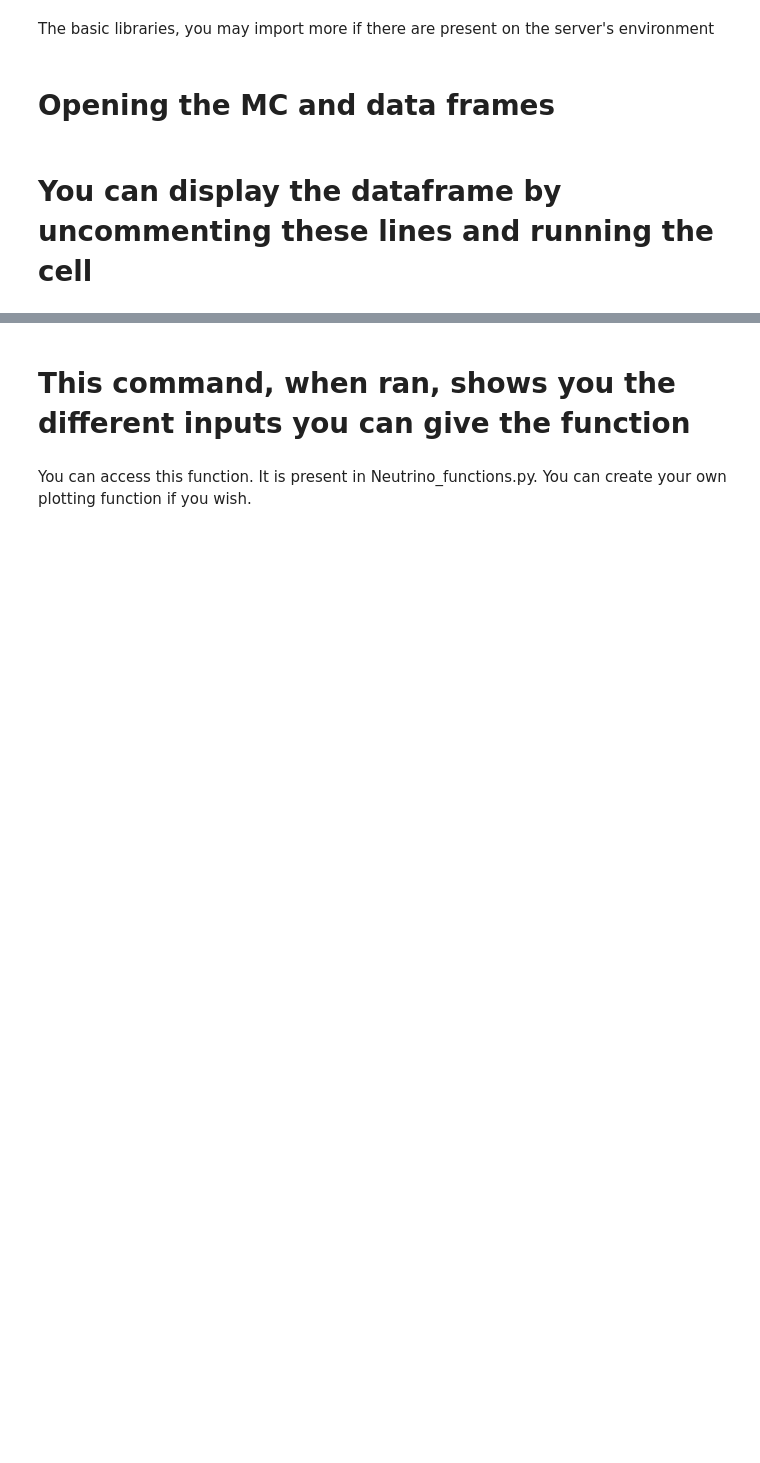
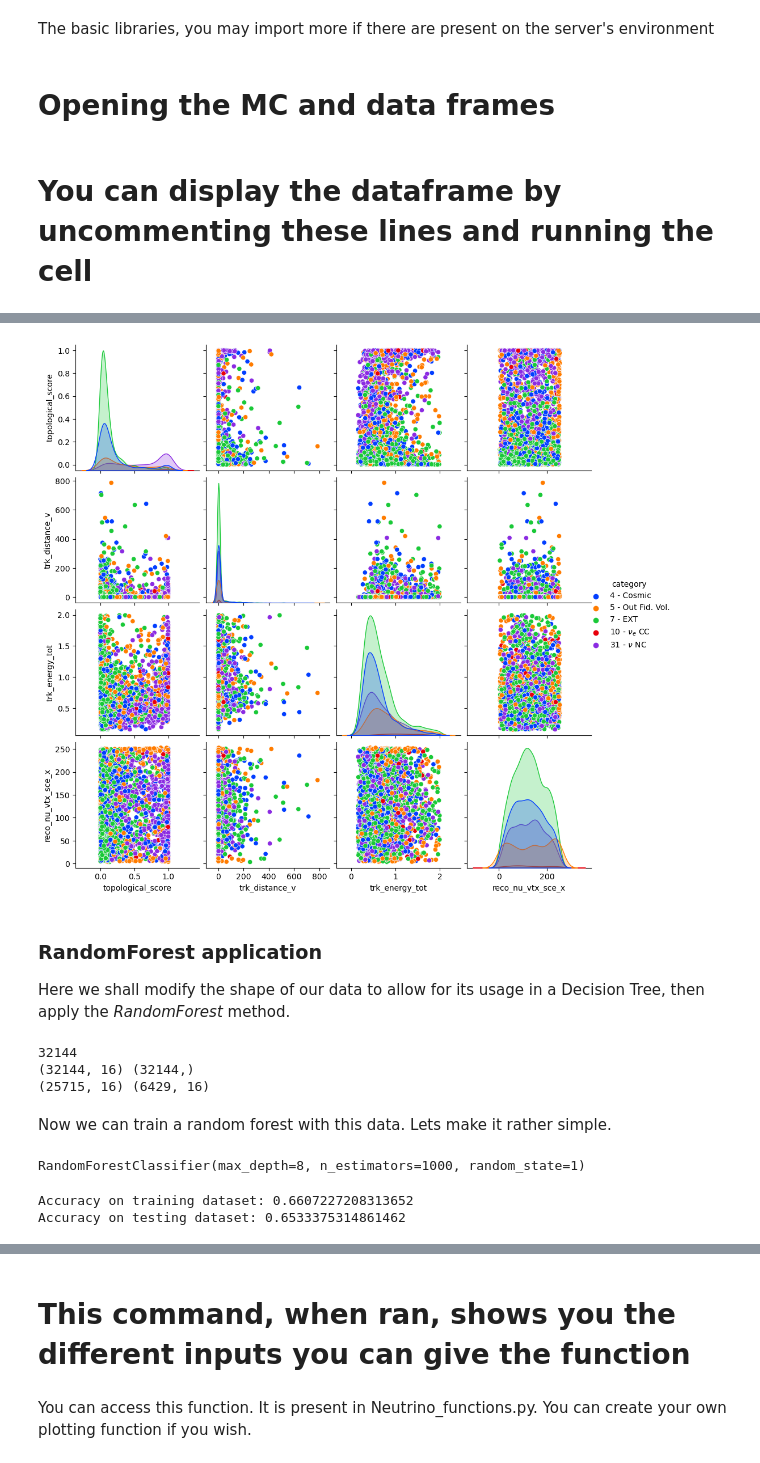
Before and after one commit to finnerudo/MScproject, a Jupyter notebook: MainAnalysis_refresh.ipynb, the cells around one changed output, grey strips where cells are left out. Cells and saved outputs as stored; diff of their text form; code cells hidden in the pictures; blank space fills up the shorter version.

```diff
--- a/MainAnalysis_refresh.ipynb
+++ b/MainAnalysis_refresh.ipynb
@@ -58,0 +138,67 @@ data.head(10)
+# %%
+##### THIS FRAME WILL BE LEFT TO THE USER TO MODIFY, REMOVE THE SOUTION BELOW
+# Remove signal from your data frame to allow for better visualisation of background
+MC_EXT_VIS_BACK = MC_EXT_VIS.copy(deep = True)
+MC_EXT_VIS_BACK = MC_EXT_VIS_BACK.drop(MC_EXT_VIS_BACK[MC_EXT_VIS_BACK.category == 21].index)
+
+# Plot
+fig = sns.pairplot(MC_EXT_VIS_BACK[variable_list], hue = 'category', palette = 'bright')
+
+# List of categories in text
+ptype_no_mu = [r"Cosmic", r"Out Fid. Vol.", r"EXT", r"$\nu_e$ CC", r"$\nu$ NC"]
+
+# Change location of legend
+fig._legend.set_bbox_to_anchor((1.05, 0.5))
+
+# Add Category number and type to legend
+for t, l in zip(fig._legend.texts, ptype_no_mu):
+   t.set_text(str(t.get_text()) + " - " + str(l))
+# %% [output]
+[figure, added]
+# %% [markdown]
+### RandomForest application
+Here we shall modify the shape of our data to allow for its usage in a Decision Tree, then apply the *RandomForest* method.
+# %%
+# Adjust data shape
+features = ['_closestNuCosmicDist', 'trk_len_v', 'trk_distance_v', 'topological_score', 'trk_sce_end_z_v', 'trk_sce_end_y_v', 'trk_sce_end_x_v', 'trk_score_v', 'trk_llr_pid_score_v', 'trk_sce_start_z_v', 'trk_sce_start_y_v', 'trk_sce_start_x_v', 'reco_nu_vtx_sce_x', 'reco_nu_vtx_sce_y', 'reco_nu_vtx_sce_z', 'trk_energy_tot']
+output = ['category']
+
+# Setup new database, NEED MORE VALUES
+MC_EXT_ML = MC_EXT.copy(deep = True)
+MC_EXT_ML = MC_EXT.sample(int(len(MC_EXT)/10))
+MC_EXT_ML = MC_EXT_ML.drop(MC_EXT_ML[MC_EXT_ML.category == 21].index)
+MC_EXT_ML = MC_EXT_ML.drop(MC_EXT_ML[MC_EXT_ML.category == 10].index)
+print(len(MC_EXT_ML))
+
+# Setting variables
+X = MC_EXT_ML[features]
+y = np.array(MC_EXT_ML['category'])
+
+# Displaying shape, should be (N, 16) (N) where is number of samples.
+print(X.shape, y.shape)
+
+# Then split the data up into a "training set" and "test set" using train_test_split
+x_train, x_test, y_train, y_test = train_test_split(X, y, test_size=0.2, random_state=1) # 70/30 training/test split
+
+print(x_train.shape, x_test.shape)
+# %% [output]
+32144
+(32144, 16) (32144,)
+(25715, 16) (6429, 16)
+# %% [markdown]
+Now we can train a random forest with this data. Lets make it rather simple.
+# %%
+# Fit randomforest to our training data
+rf = RandomForestClassifier(n_estimators=1000, criterion = 'gini', max_depth=8, random_state=1)
+rf.fit(x_train, y_train)
+# %% [output]
+RandomForestClassifier(max_depth=8, n_estimators=1000, random_state=1)
+# %%
+# Test accuracy
+y_pred = rf.predict(x_train)
+print("Accuracy on training dataset:",metrics.accuracy_score(y_train, y_pred))
+y_pred = rf.predict(x_test)
+print("Accuracy on testing dataset:",metrics.accuracy_score(y_test, y_pred))
+# %% [output]
+Accuracy on training dataset: 0.6607227208313652
+Accuracy on testing dataset: 0.6533375314861462
```
Also changed, not shown: parts of 12 cells of this notebook, 2 other files.
